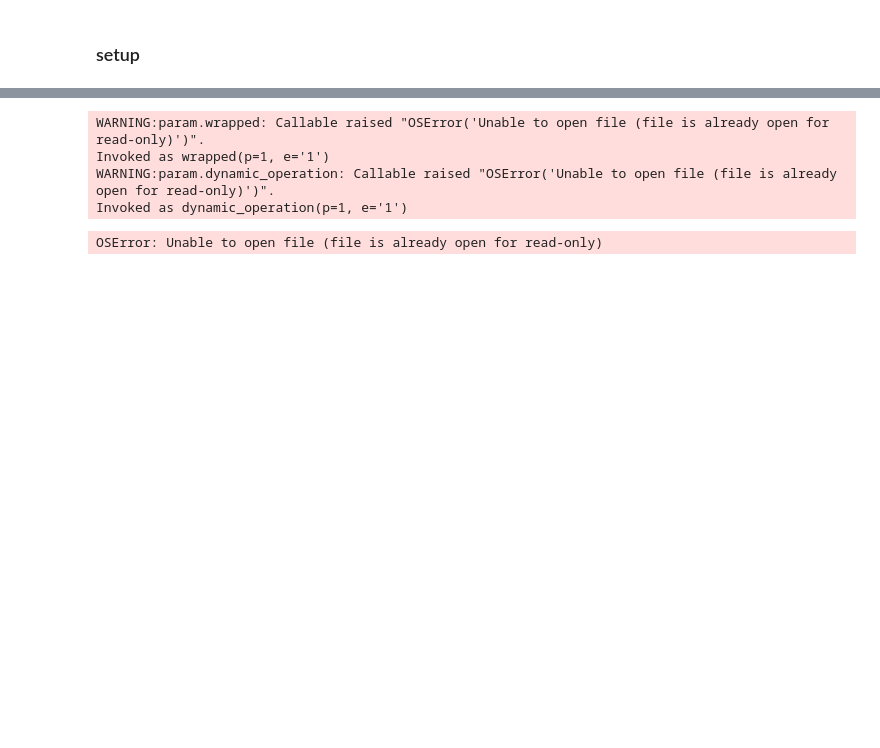
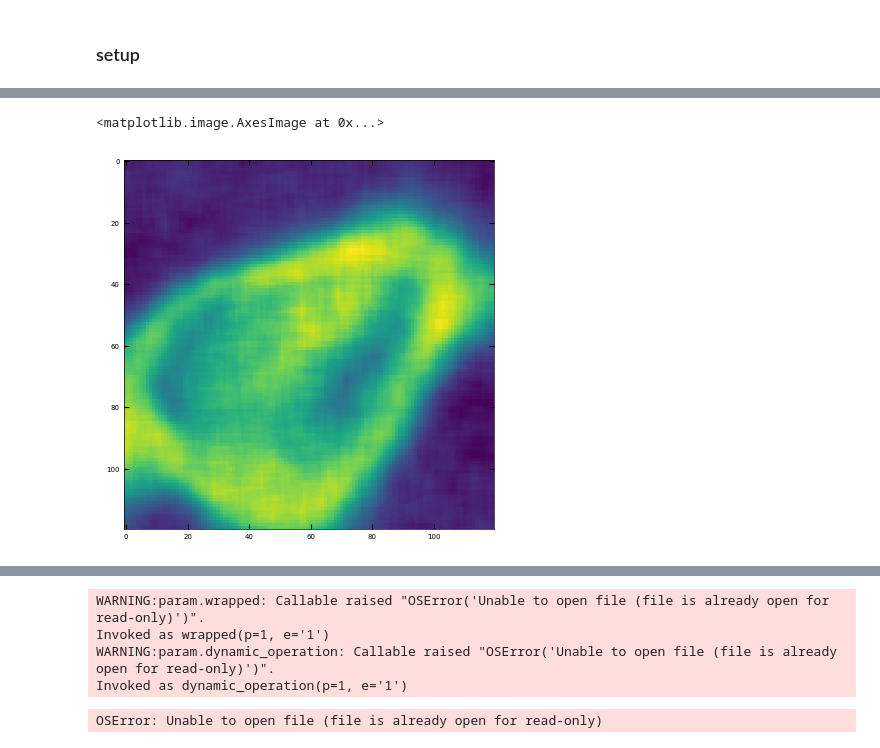
Before and after one commit to zhangxinqiao314/m3_learning, a Jupyter notebook: m3_learning/papers/Multimodal/hv_visualization.ipynb, the cells around one changed output, grey strips where cells are left out. Saved outputs shown, nothing was run; the diff lists cells and outputs as text; code cells hidden in the pictures; blank space fills up the shorter version.

```diff
--- a/m3_learning/papers/Multimodal/hv_visualization.ipynb
+++ b/m3_learning/papers/Multimodal/hv_visualization.ipynb
@@ -249,3 +231,8 @@ p_select.param.watch(clear_cache, 'value'), e_select.param.watch(clear_cache, 'v
+# %%
+plt.imshow(dset.get_mean_image(4,0))
+# %% [output]
+<matplotlib.image.AxesImage at 0x...>
+[figure, added]
 # %%
 # update mean image/spec
 def update_mean_image(p,e, **kwargs):
```
Also changed, not shown: parts of 20 cells of this notebook, 1 other file.
